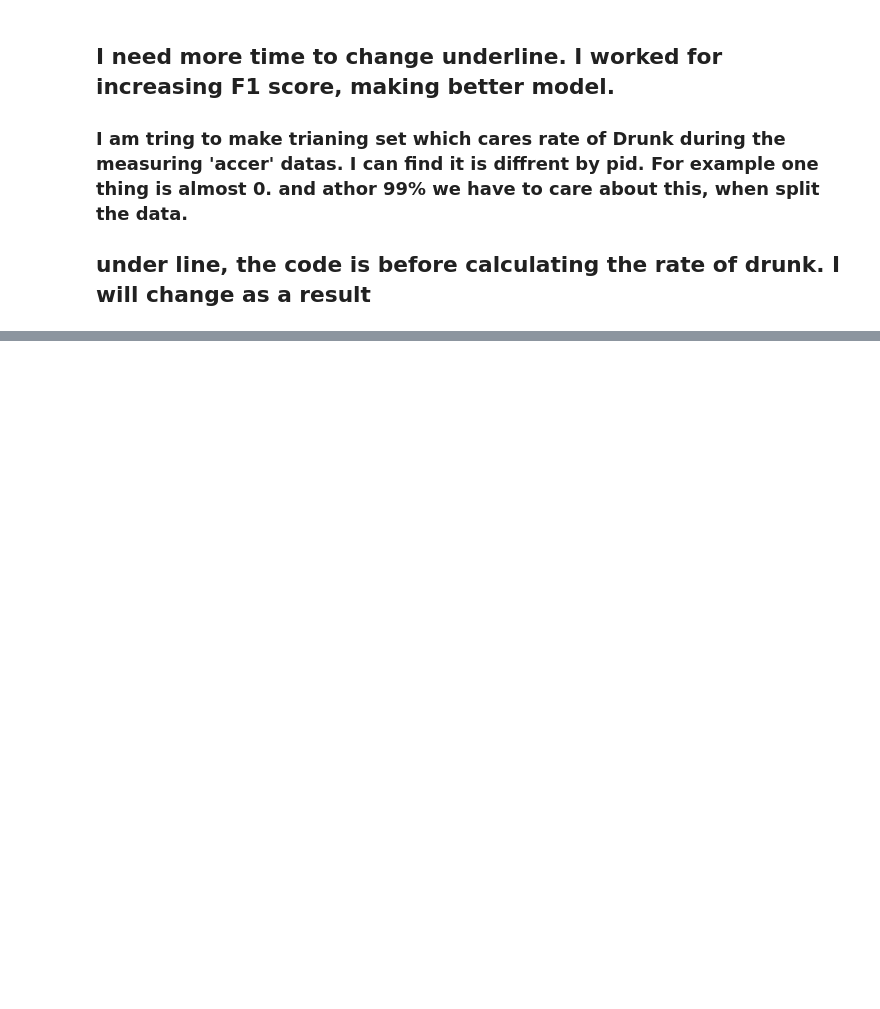
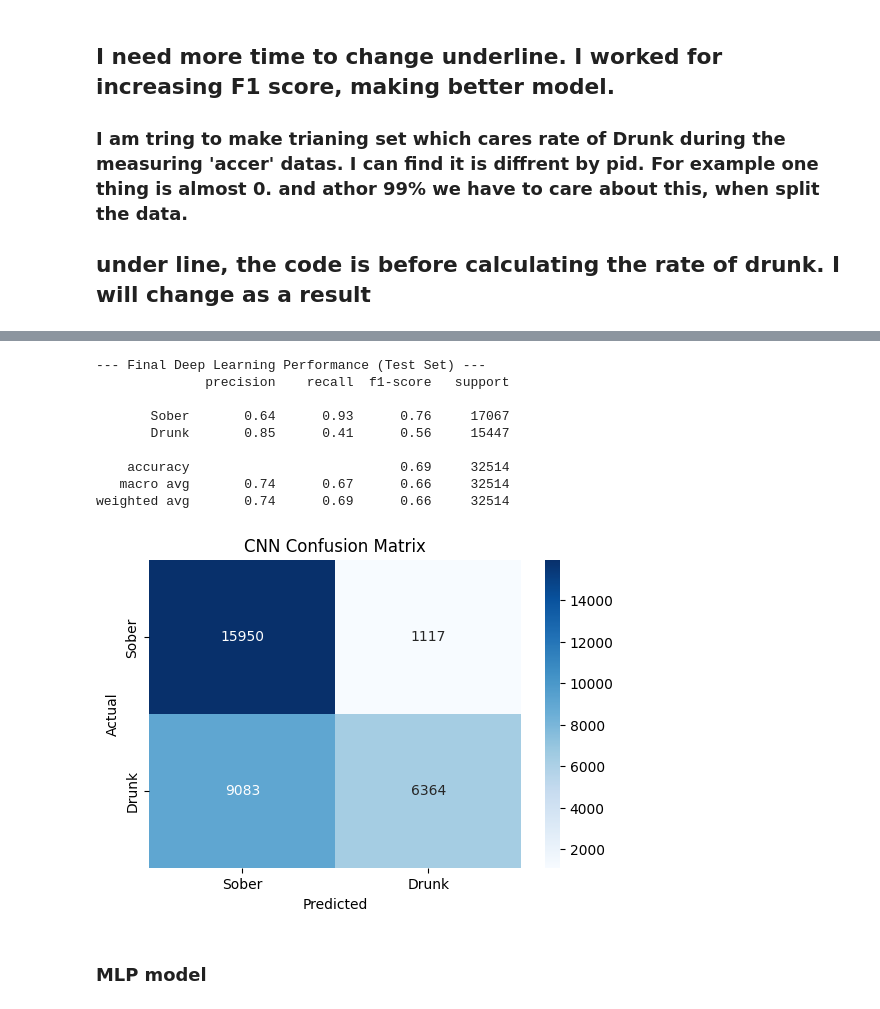
Before and after one commit to Vyrima/MATH4650_SP_2026_FP1_G_01_GRIFFITHS, a Jupyter notebook: files/4650FinalProject.ipynb, the cells around one changed output, grey strips where cells are left out. Saved outputs shown, nothing was run; the diff lists cells and outputs as text; code cells hidden in the pictures; blank space fills up the shorter version.

```diff
--- a/files/4650FinalProject.ipynb
+++ b/files/4650FinalProject.ipynb
@@ -495,7 +495,7 @@ print(windowed_data.head())
 # %% [output]
 ' 기존 extract_window_features 함수를 이걸로 교체\ndef extract_window_features_fast(group, window_size=100, step=50):\n    current_pid = group.name\n\n    # pandas Series → numpy 배열로 변환 (핵심 속도 개선)\n    mag = gr ...
 # %%
-def extract_window_features(group, window_size=100):
+def extract_window_features(group, window_size=400):
     # 'group' is the data for a single PID
     # window_size=100 assumes roughly 2 seconds if sampling is 50Hz
 
@@ -918,0 +970,5 @@ DK3500      26791        0.0        0
+# %%
+# Create the raw arrays
+X_train_raw, y_train_raw = create_raw_windows(train_df)
+X_val, y_val = create_raw_windows(val_df)
+X_test_raw, y_test_raw = create_raw_windows(test_df)
@@ -918,0 +1176,7 @@ DK3500      26791        0.0        0
+# %%
+# Create a fresh instance of the model
+final_model = AlcoholDetectionCNN().to(device)
+
+# Load the saved weights
+final_model.load_state_dict(torch.load('best_model.pth'))
+final_model.eval() # Set to evaluation mode
@@ -918,0 +1202,43 @@ DK3500      26791        0.0        0
+# %%
+all_preds = []
+all_labels = []
+
+with torch.no_grad():
+    for inputs, labels in test_loader:
+        inputs = inputs.to(device)
+        outputs = final_model(inputs)
+
+        # 0.5 is the standard threshold for binary classification
+        preds = (outputs > 0.5).float()
+
+        all_preds.extend(preds.cpu().numpy())
+        all_labels.extend(labels.cpu().numpy())
+# %%
+from sklearn.metrics import classification_report, confusion_matrix, f1_score
+import seaborn as sns
+import matplotlib.pyplot as plt
+
+print("--- Final Deep Learning Performance (Test Set) ---")
+print(classification_report(all_labels, all_preds, target_names=['Sober', 'Drunk']))
+
+# Plot a Confusion Matrix
+cm = confusion_matrix(all_labels, all_preds)
+plt.figure(figsize=(6,4))
+sns.heatmap(cm, annot=True, fmt='d', cmap='Blues', xticklabels=['Sober', 'Drunk'], yticklabels=['Sober', 'Drunk'])
+plt.xlabel('Predicted')
+plt.ylabel('Actual')
+plt.title('CNN Confusion Matrix')
+plt.show()
+# %% [output]
+--- Final Deep Learning Performance (Test Set) ---
+              precision    recall  f1-score   support
+
+       Sober       0.64      0.93      0.76     17067
+       Drunk       0.85      0.41      0.56     15447
+
+    accuracy                           0.69     32514
+   macro avg       0.74      0.67      0.66     32514
+weighted avg       0.74      0.69      0.66     32514
+[figure, added]
+# %% [markdown]
+### MLP model
```
Also changed, not shown: parts of 29 cells of this notebook, 2 other files.
